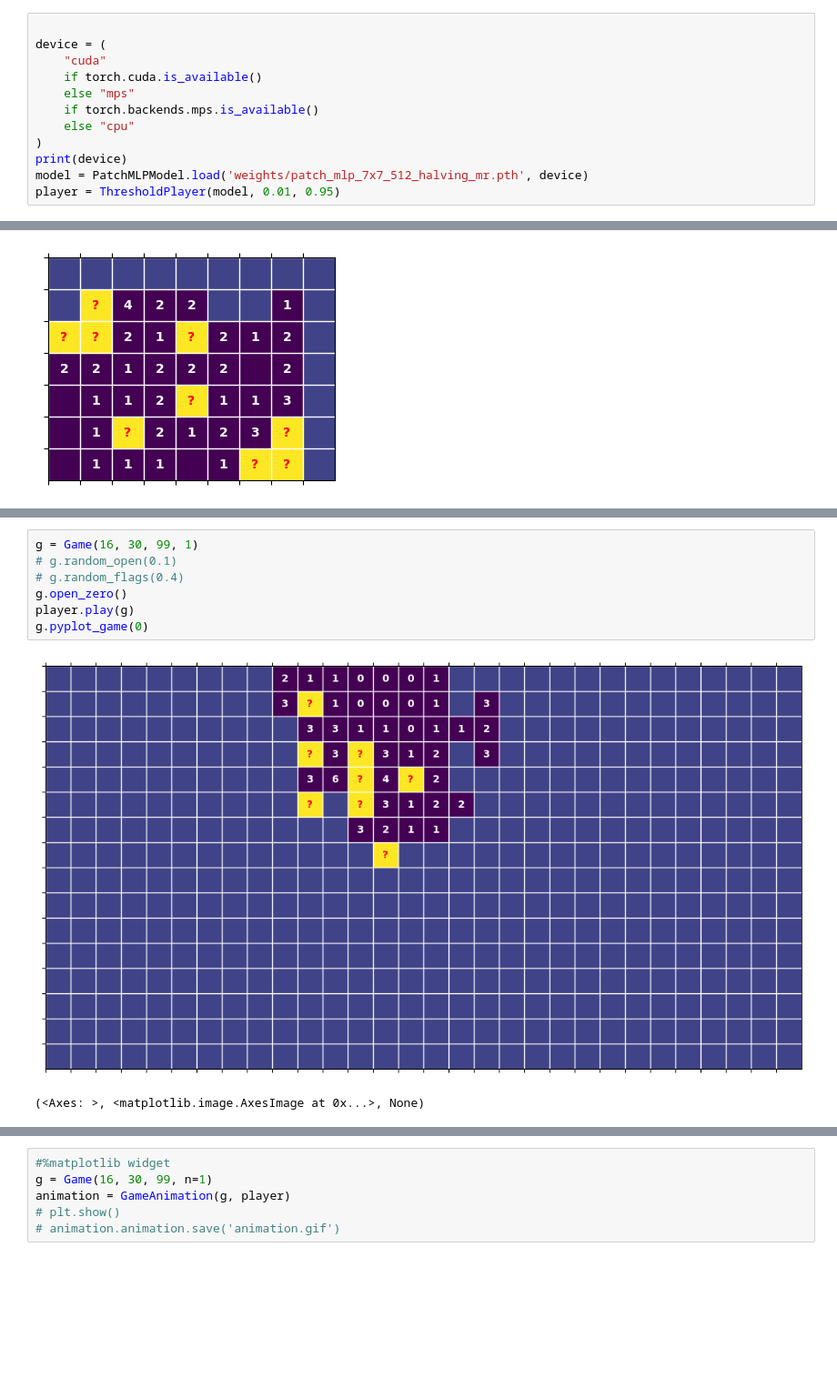
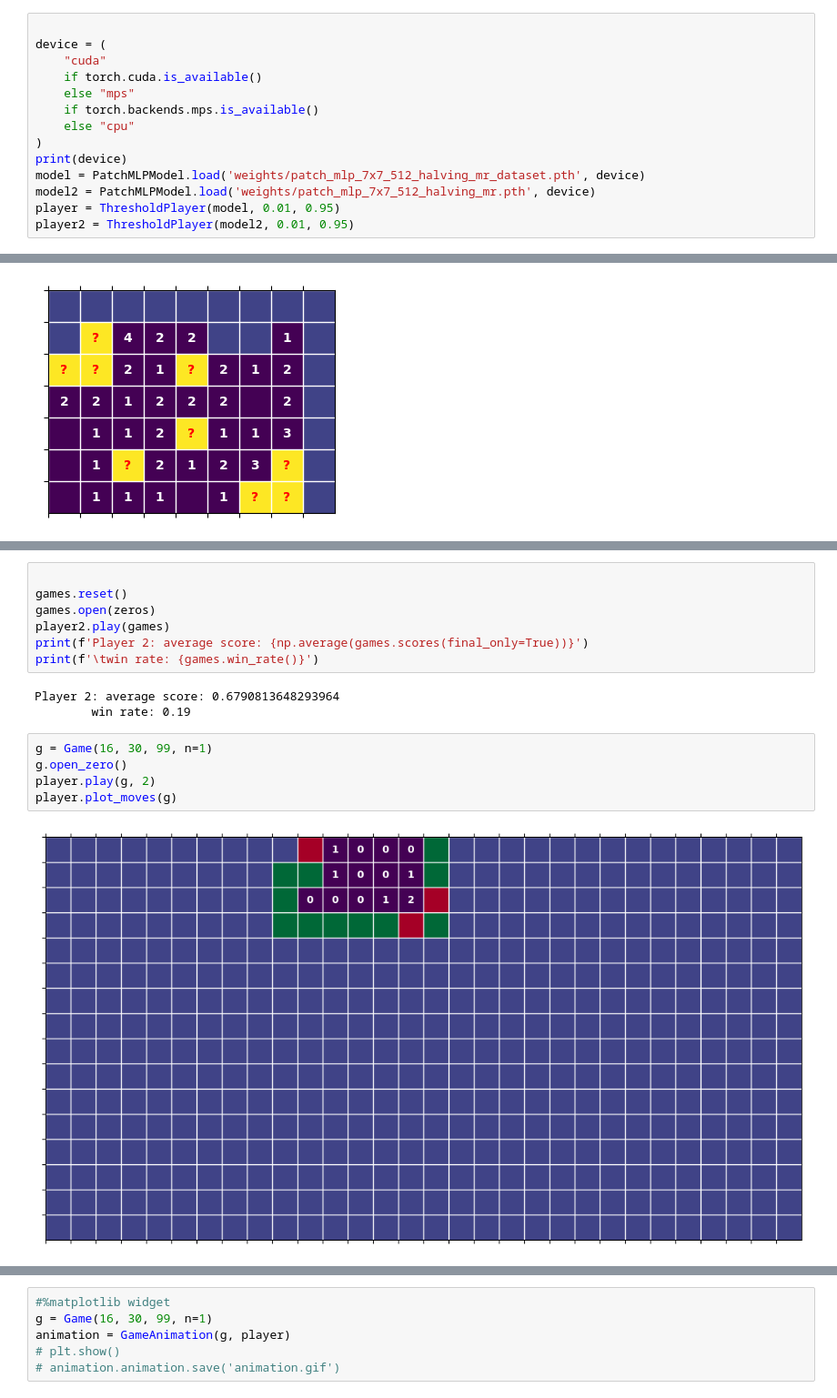
Before and after one commit to ClaudioPaterniti/MineSweeperLearning, a Jupyter notebook: test.ipynb, the cells around one changed output, grey strips where cells are left out. Shown: that part at 91% size. Cells and saved outputs as stored; diff of their text form; blank space fills up the shorter version.

Commit message:
Add generic model

```diff
--- a/test.ipynb
+++ b/test.ipynb
@@ -15,8 +15,10 @@ device = (
     else "cpu"
 )
 print(device)
-model = PatchMLPModel.load('weights/patch_mlp_7x7_512_halving_mr.pth', device)
+model = PatchMLPModel.load('weights/patch_mlp_7x7_512_halving_mr_dataset.pth', device)
+model2 = PatchMLPModel.load('weights/patch_mlp_7x7_512_halving_mr.pth', device)
 player = ThresholdPlayer(model, 0.01, 0.95)
+player2 = ThresholdPlayer(model2, 0.01, 0.95)
 # %% [output]
 cpu
 # %%
@@ -76,10 +85,17 @@ np.save('dataset.npy', Game(16, 30, 99, 200000).as_dataset())
+# %%
+
+games.reset()
+games.open(zeros)
+player2.play(games)
+print(f'Player 2: average score: {np.average(games.scores(final_only=True))}')
+print(f'\twin rate: {games.win_rate()}')
+# %% [output]
+Player 2: average score: 0.6790813648293964
+        win rate: 0.19
 # %%
-g = Game(16, 30, 99, 1)
-# g.random_open(0.1)
-# g.random_flags(0.4)
+g = Game(16, 30, 99, n=1)
 g.open_zero()
-player.play(g)
-g.pyplot_game(0)
+player.play(g, 2)
+player.plot_moves(g)
 # %% [output]
-[figure, old version]
+[figure, new version]
-(<Axes: >, <matplotlib.image.AxesImage at 0x...>, None)
```
Also changed, not shown: parts of 7 cells of this notebook, 7 other files.
